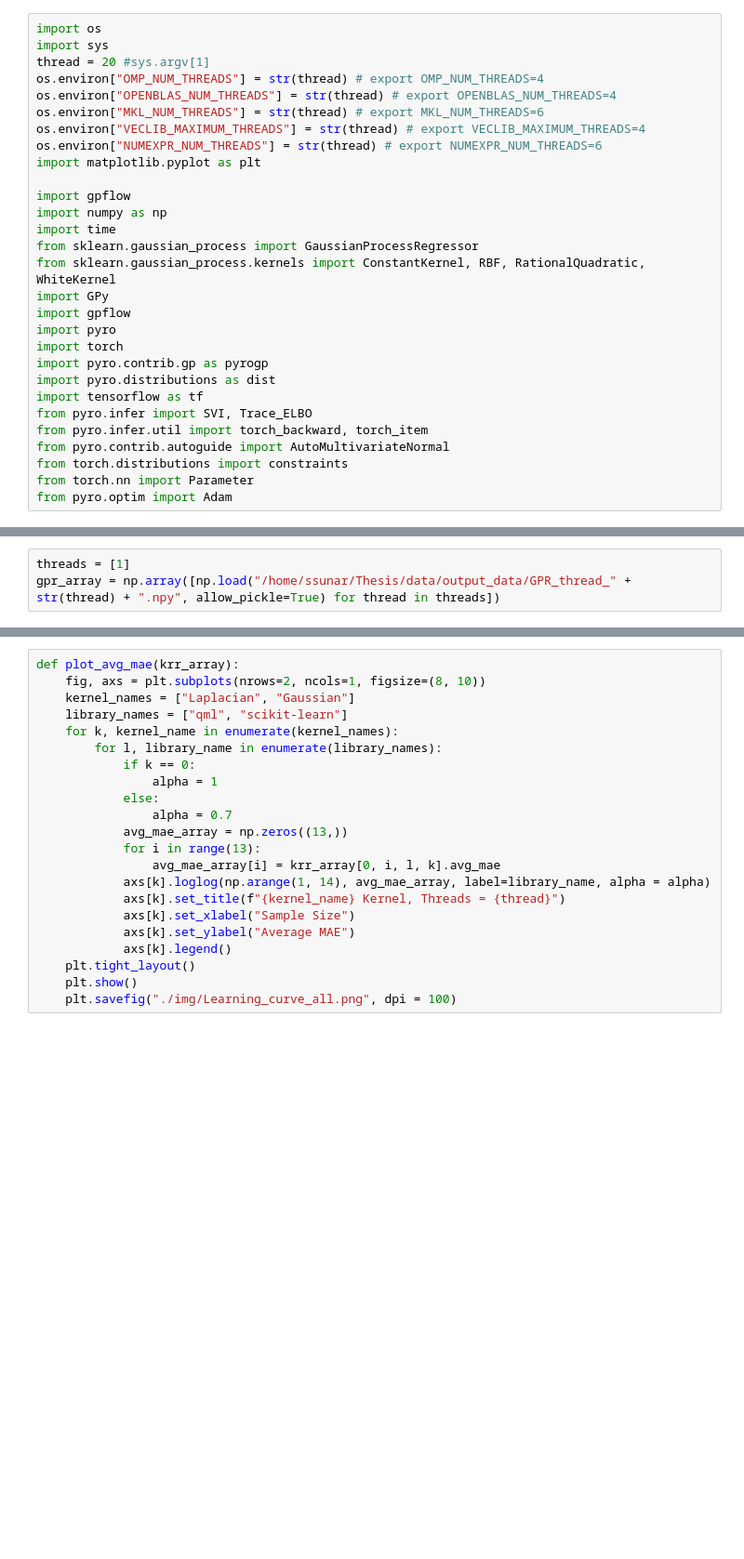
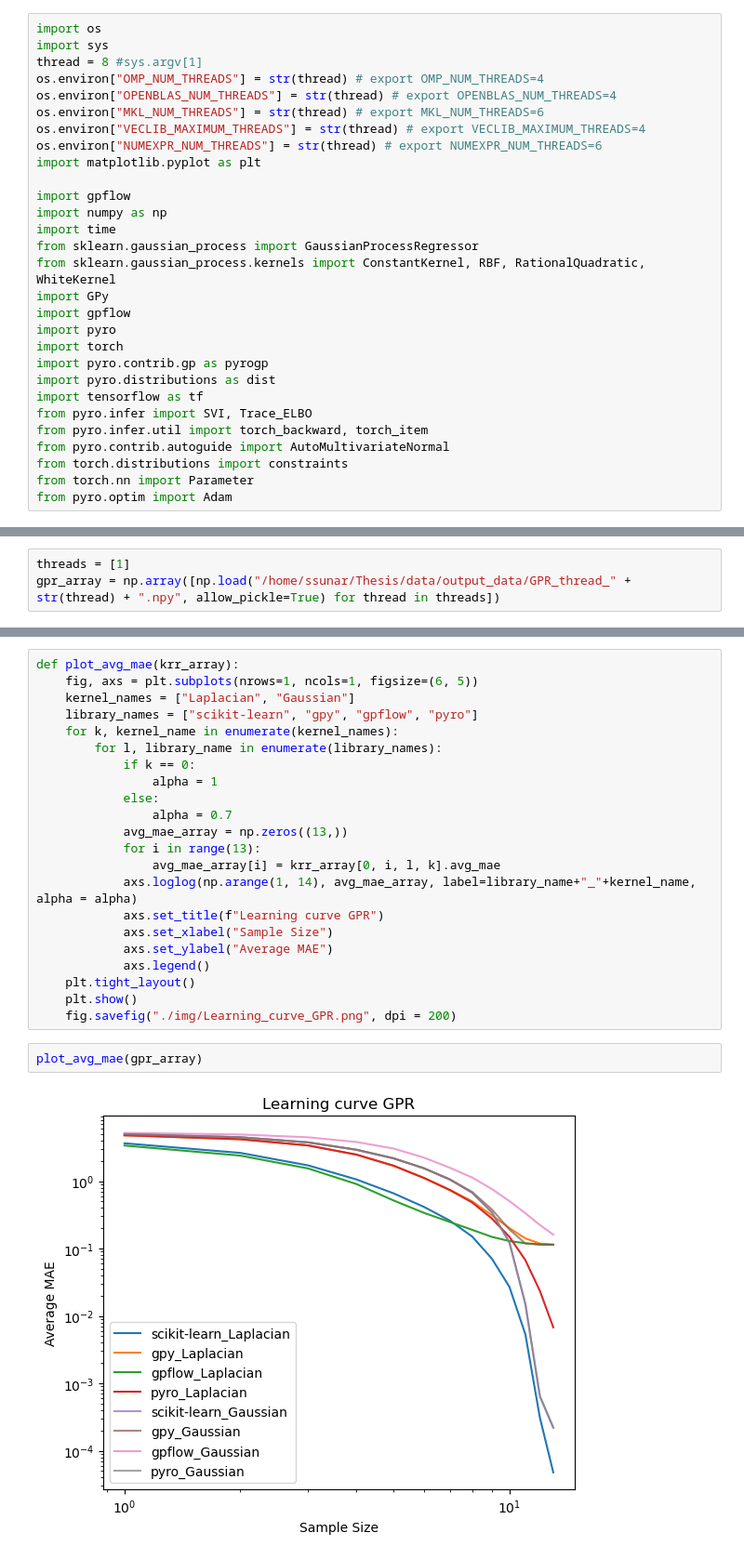
Before and after one commit to LegoCreation/Thesis, a Jupyter notebook: GPR.ipynb, the cells around one changed output, grey strips where cells are left out. Shown: that part at 93% size. Drawn from its saved outputs; the diff is of its cells as text; blank space fills up the shorter version.

```diff
--- a/GPR.ipynb
+++ b/GPR.ipynb
@@ -1,7 +1,7 @@
 # %%
 import os
 import sys
-thread = 20 #sys.argv[1]
+thread = 8 #sys.argv[1]
 os.environ["OMP_NUM_THREADS"] = str(thread) # export OMP_NUM_THREADS=4
 os.environ["OPENBLAS_NUM_THREADS"] = str(thread) # export OPENBLAS_NUM_THREADS=4
 os.environ["MKL_NUM_THREADS"] = str(thread) # export MKL_NUM_THREADS=6
@@ -362,8 +334,8 @@ gpr_array = np.array([np.load("/home/ssunar/Thesis/data/output_data/GPR_thread_"
 # %%
 def plot_avg_mae(krr_array):
-    fig, axs = plt.subplots(nrows=2, ncols=1, figsize=(8, 10))
+    fig, axs = plt.subplots(nrows=1, ncols=1, figsize=(6, 5))
     kernel_names = ["Laplacian", "Gaussian"]
-    library_names = ["qml", "scikit-learn"]
+    library_names = ["scikit-learn", "gpy", "gpflow", "pyro"]
     for k, kernel_name in enumerate(kernel_names):
         for l, library_name in enumerate(library_names):
             if k == 0:
@@ -373,13 +345,17 @@ def plot_avg_mae(krr_array):
             avg_mae_array = np.zeros((13,))
             for i in range(13):
                 avg_mae_array[i] = krr_array[0, i, l, k].avg_mae
-            axs[k].loglog(np.arange(1, 14), avg_mae_array, label=library_name, alpha = alpha)
-            axs[k].set_title(f"{kernel_name} Kernel, Threads = {thread}")
-            axs[k].set_xlabel("Sample Size")
-            axs[k].set_ylabel("Average MAE")
-            axs[k].legend()
+            axs.loglog(np.arange(1, 14), avg_mae_array, label=library_name+"_"+kernel_name, alpha = alpha)
+            axs.set_title(f"Learning curve GPR")
+            axs.set_xlabel("Sample Size")
+            axs.set_ylabel("Average MAE")
+            axs.legend()
     plt.tight_layout()
     plt.show()
-    plt.savefig("./img/Learning_curve_all.png", dpi = 100)
+    fig.savefig("./img/Learning_curve_GPR.png", dpi = 200)
+# %%
+plot_avg_mae(gpr_array)
+# %% [output]
+[figure, added]
 # %%
 def plot_avg_training(krr_array):
```
Also changed, not shown: parts of 11 cells of this notebook, 4 other files.
